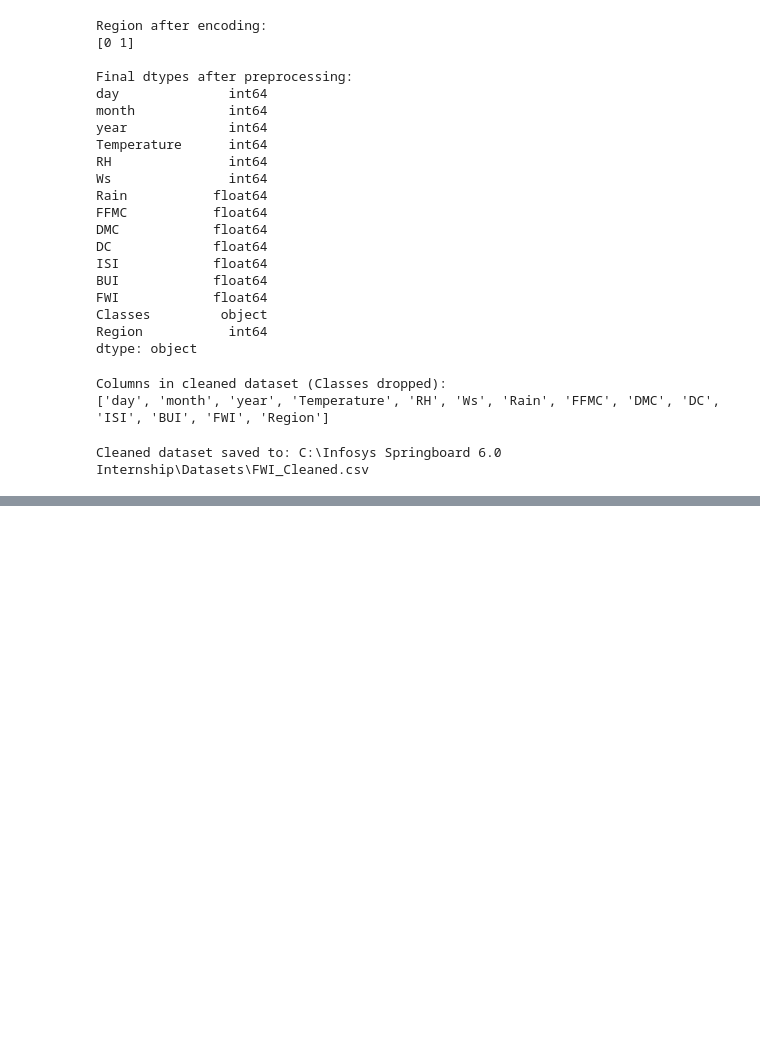
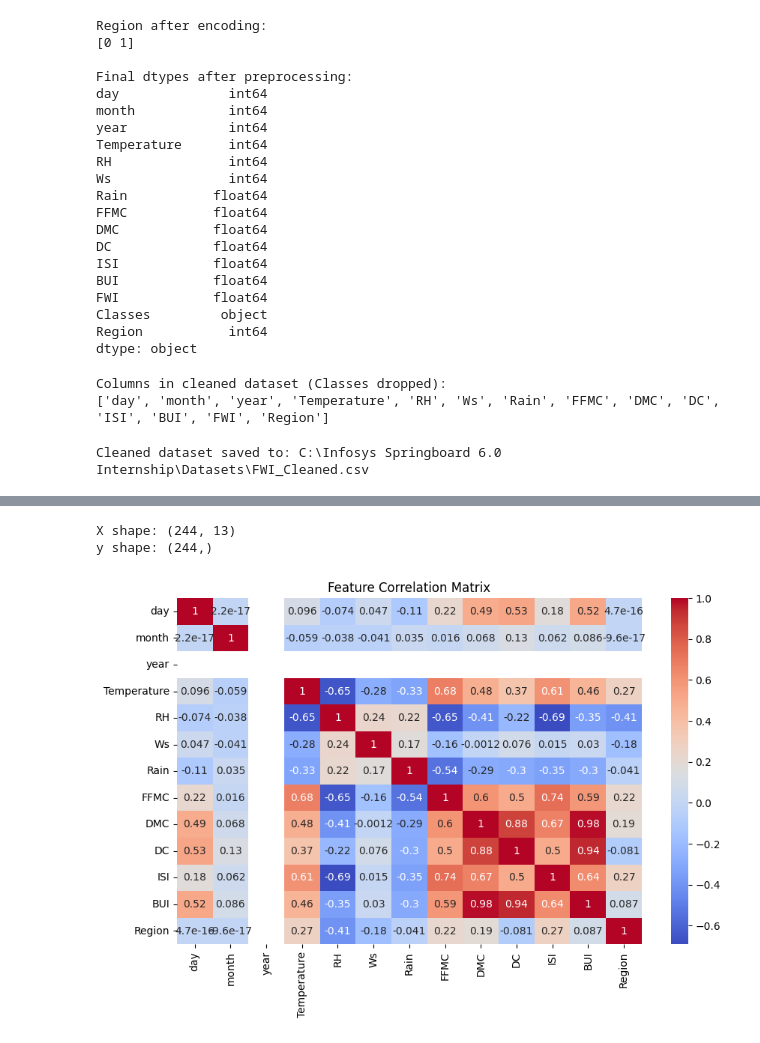
Before and after one commit to Aspire-Infolabs/FWI_Prediction_Batch8, a Jupyter notebook: FWI Dataset.ipynb, the cells around one changed output, grey strips where cells are left out. Cells and saved outputs as stored; diff of their text form; code cells hidden in the pictures; blank space fills up the shorter version.

```diff
--- a/FWI Dataset.ipynb
+++ b/FWI Dataset.ipynb
@@ -236,0 +240,7 @@ Cleaned dataset saved to: C:\Infosys Springboard 6.0 Internship\Datasets\FWI_Cle
+# %%
+import pandas as pd
+
+clean_path = r"C:\Infosys Springboard 6.0 Internship\Datasets\FWI_Cleaned.csv"
+df = pd.read_csv(clean_path)
+
+df.head()
@@ -236,0 +254,19 @@ Cleaned dataset saved to: C:\Infosys Springboard 6.0 Internship\Datasets\FWI_Cle
+# %%
+X = df.drop(columns=['FWI'])
+y = df['FWI']
+
+print("X shape:", X.shape)
+print("y shape:", y.shape)
+# %% [output]
+X shape: (244, 13)
+y shape: (244,)
+# %%
+import seaborn as sns
+import matplotlib.pyplot as plt
+
+plt.figure(figsize=(10,6))
+sns.heatmap(X.corr(), annot=True, cmap="coolwarm")
+plt.title("Feature Correlation Matrix")
+plt.show()
+# %% [output]
+[figure, added]
```
Also changed, not shown: parts of 18 cells of this notebook.
